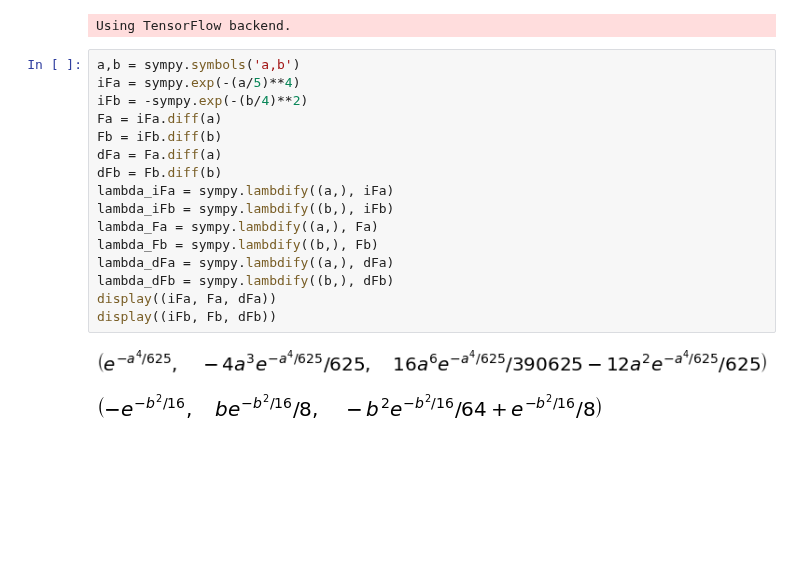
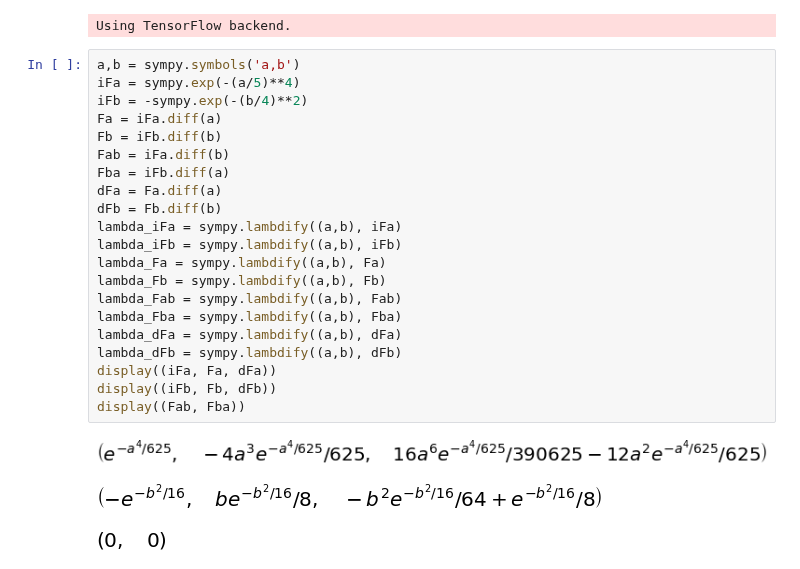
Before and after one commit to mammalwong/ml-study, a Jupyter notebook: integralnet.ipynb, the cells around one changed output. Saved outputs shown, nothing was run; the diff lists cells and outputs as text; blank space fills up the shorter version.

```diff
--- a/integralnet.ipynb
+++ b/integralnet.ipynb
@@ -11,19 +11,25 @@ Using TensorFlow backend.
 # %%
 a,b = sympy.symbols('a,b')
 iFa = sympy.exp(-(a/5)**4)
 iFb = -sympy.exp(-(b/4)**2)
 Fa = iFa.diff(a)
 Fb = iFb.diff(b)
+Fab = iFa.diff(b)
+Fba = iFb.diff(a)
 dFa = Fa.diff(a)
 dFb = Fb.diff(b)
-lambda_iFa = sympy.lambdify((a,), iFa)
-lambda_iFb = sympy.lambdify((b,), iFb)
-lambda_Fa = sympy.lambdify((a,), Fa)
-lambda_Fb = sympy.lambdify((b,), Fb)
-lambda_dFa = sympy.lambdify((a,), dFa)
-lambda_dFb = sympy.lambdify((b,), dFb)
+lambda_iFa = sympy.lambdify((a,b), iFa)
+lambda_iFb = sympy.lambdify((a,b), iFb)
+lambda_Fa = sympy.lambdify((a,b), Fa)
+lambda_Fb = sympy.lambdify((a,b), Fb)
+lambda_Fab = sympy.lambdify((a,b), Fab)
+lambda_Fba = sympy.lambdify((a,b), Fba)
+lambda_dFa = sympy.lambdify((a,b), dFa)
+lambda_dFb = sympy.lambdify((a,b), dFb)
 display((iFa, Fa, dFa))
 display((iFb, Fb, dFb))
+display((Fab, Fba))
 # %% [output]
 [figure]
 [figure]
+[figure, added]
```
Also changed, not shown: parts of 6 cells of this notebook.
